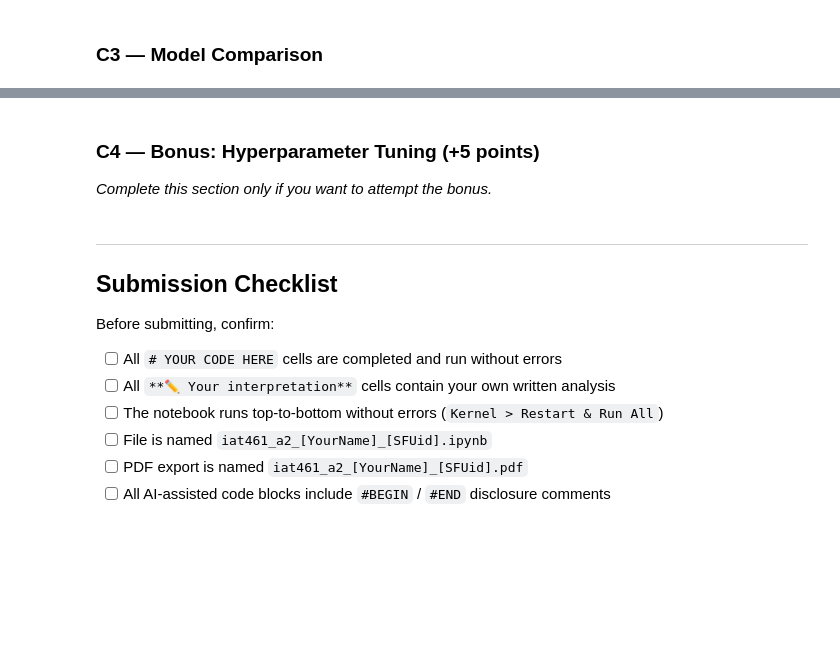
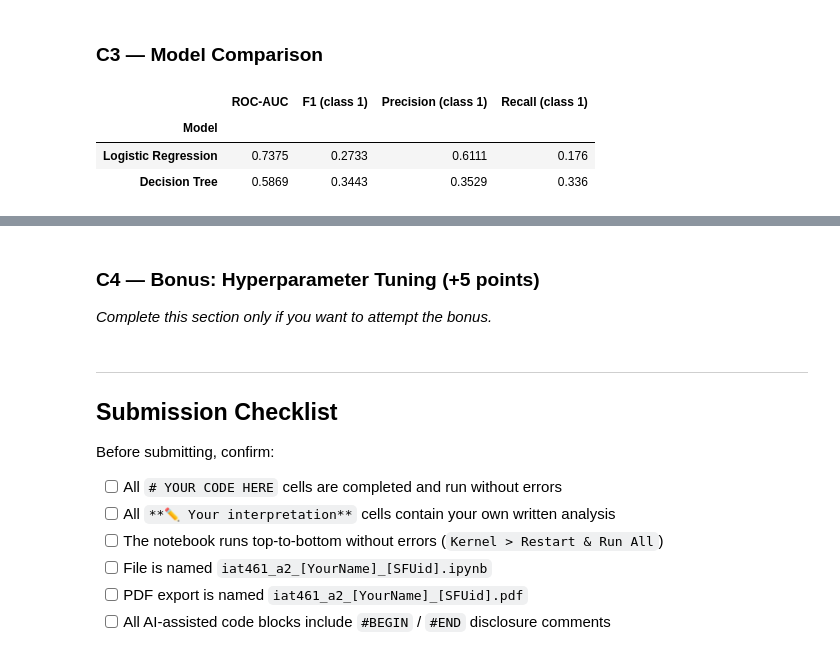
Before and after one commit to arriyan-aa/Assignment_2, a Jupyter notebook: AA_IAT461_A2_Scaffold_empty.ipynb, the cells around one changed output, grey strips where cells are left out. Drawn from its saved outputs; the diff is of its cells as text; code cells hidden in the pictures; blank space fills up the shorter version.

```diff
--- a/AA_IAT461_A2_Scaffold_empty.ipynb
+++ b/AA_IAT461_A2_Scaffold_empty.ipynb
@@ -1344,14 +1407,40 @@ Available options: Decision Tree, Random Forest, Gradient Boosting, XGBoost, Lig
 # %%
 # YOUR CODE HERE
 # Summary comparison table
 # metrics = {
 #     'Model': ['Logistic Regression', 'YOUR MODEL NAME'],
 #     'ROC-AUC': [...],
 #     'F1 (class 1)': [...],
 #     'Precision (class 1)': [...],
 #     'Recall (class 1)': [...],
 # }
 # pd.DataFrame(metrics).set_index('Model').round(4)
+
+from sklearn.metrics import precision_score, recall_score, f1_score
+
+metrics = {
+    'Model': ['Logistic Regression', 'Decision Tree'],
+    'ROC-AUC': [auc_lr, auc_c],
+    'F1 (class 1)': [
+        f1_score(y_test, y_pred_lr),
+        f1_score(y_test, y_pred_c)
+    ],
+    'Precision (class 1)': [
+        precision_score(y_test, y_pred_lr),
+        precision_score(y_test, y_pred_c)
+    ],
+    'Recall (class 1)': [
+        recall_score(y_test, y_pred_lr),
+        recall_score(y_test, y_pred_c)
+    ],
+}
+
+pd.DataFrame(metrics).set_index('Model').round(4)
+# %% [output]
+|  | ROC-AUC | F1 (class 1) | Precision (class 1) | Recall (class 1) |
+| Model |  |  |  |  |
+| Logistic Regression | 0.7375 | 0.2733 | 0.6111 | 0.176 |
+| Decision Tree | 0.5869 | 0.3443 | 0.3529 | 0.336 |
 # %%
 # YOUR CODE HERE
 # Dual ROC curve plot
```
Also changed, not shown: parts of 18 cells of this notebook.
